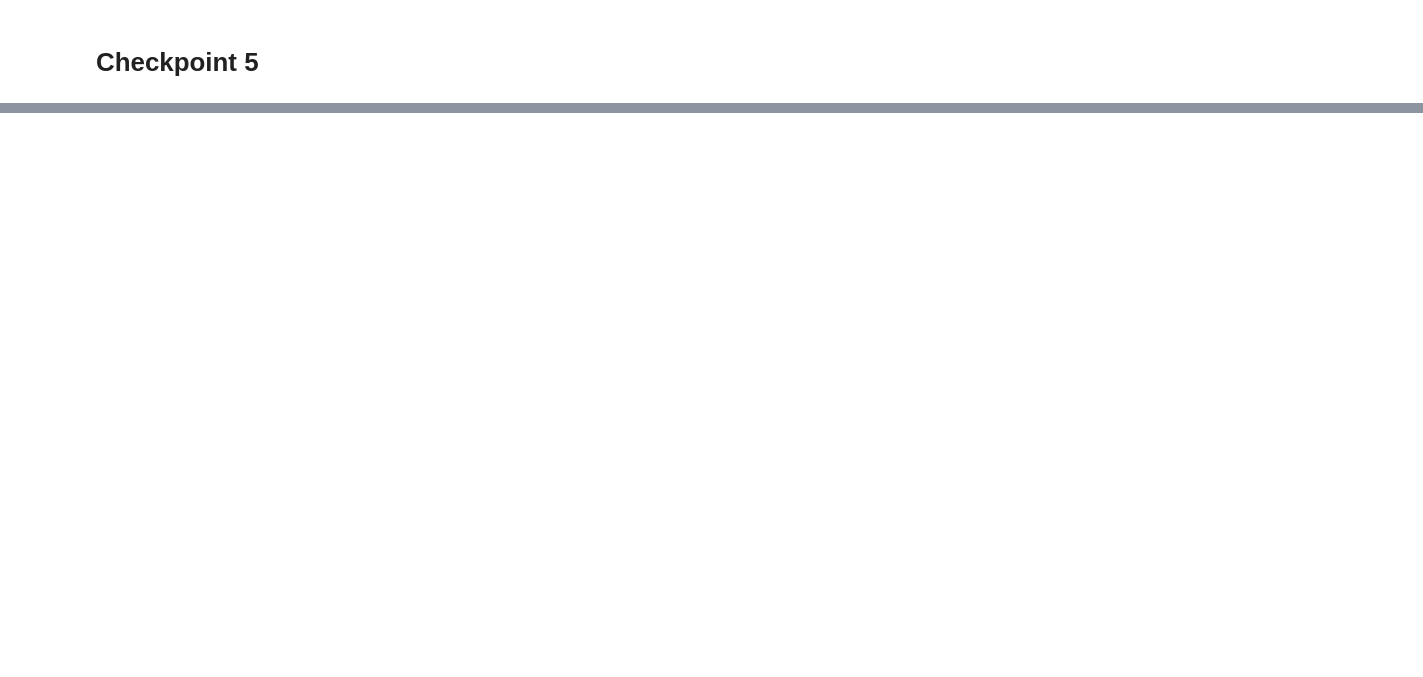
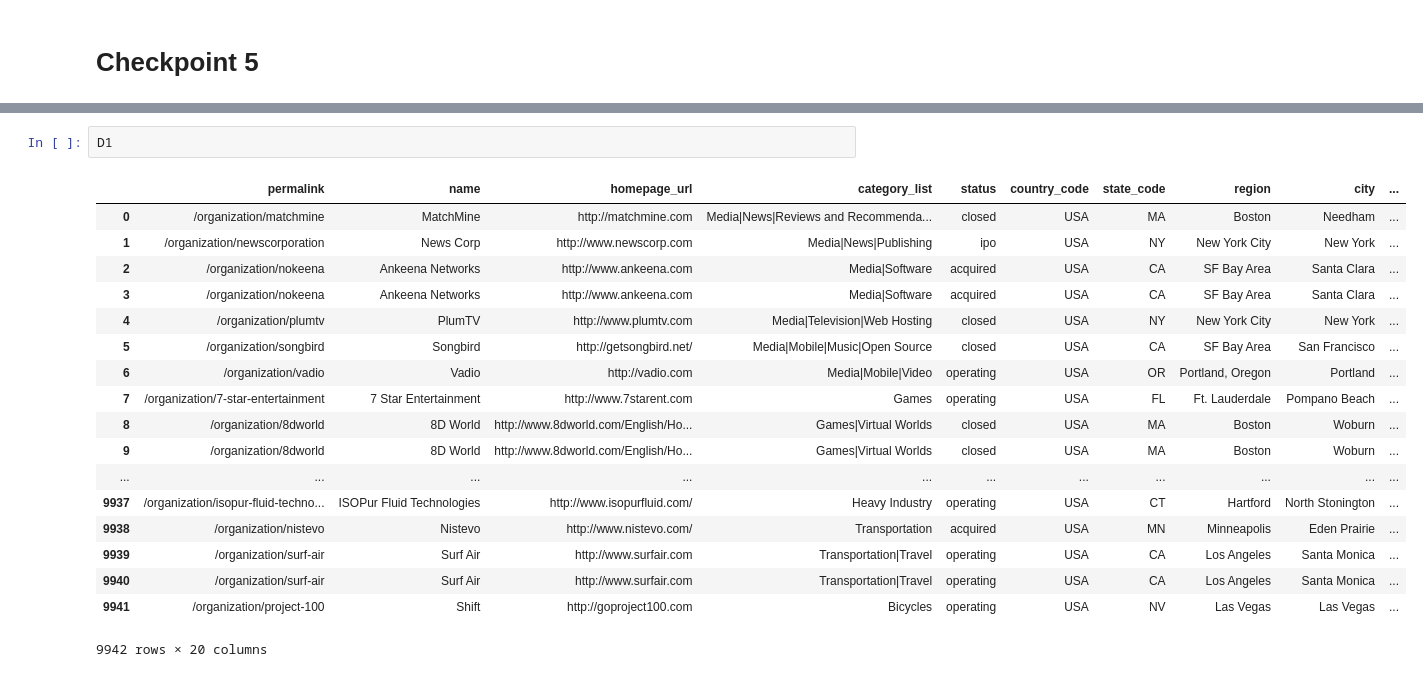
Before and after one commit to Nav33nn/investmentAnalysis, a Jupyter notebook: InvestmentAnalysis/investmentAnalysis_assignment.ipynb, the cells around one changed output, grey strips where cells are left out. Cells and saved outputs as stored; diff of their text form; blank space fills up the shorter version.

```diff
--- a/InvestmentAnalysis/investmentAnalysis_assignment.ipynb
+++ b/InvestmentAnalysis/investmentAnalysis_assignment.ipynb
@@ -463,0 +465,21 @@ mergedFrame.describe(include='all')
+# %%
+D1
+# %% [output]
+|  | permalink | name | homepage_url | category_list | status | country_code | state_code | region | city | ... |
+| 0 | /organization/matchmine | MatchMine | http://matchmine.com | Media|News|Reviews and Recommenda... | closed | USA | MA | Boston | Needham | ... |
+| 1 | /organization/newscorporation | News Corp | http://www.newscorp.com | Media|News|Publishing | ipo | USA | NY | New York City | New York | ... |
+| 2 | /organization/nokeena | Ankeena Networks | http://www.ankeena.com | Media|Software | acquired | USA | CA | SF Bay Area | Santa Clara | ... |
+| 3 | /organization/nokeena | Ankeena Networks | http://www.ankeena.com | Media|Software | acquired | USA | CA | SF Bay Area | Santa Clara | ... |
+| 4 | /organization/plumtv | PlumTV | http://www.plumtv.com | Media|Television|Web Hosting | closed | USA | NY | New York City | New York | ... |
+| 5 | /organization/songbird | Songbird | http://getsongbird.net/ | Media|Mobile|Music|Open Source | closed | USA | CA | SF Bay Area | San Francisco | ... |
+| 6 | /organization/vadio | Vadio | http://vadio.com | Media|Mobile|Video | operating | USA | OR | Portland, Oregon | Portland | ... |
+| 7 | /organization/7-star-entertainment | 7 Star Entertainment | http://www.7starent.com | Games | operating | USA | FL | Ft. Lauderdale | Pompano Beach | ... |
+| 8 | /organization/8dworld | 8D World | http://www.8dworld.com/English/Ho... | Games|Virtual Worlds | closed | USA | MA | Boston | Woburn | ... |
+| 9 | /organization/8dworld | 8D World | http://www.8dworld.com/English/Ho... | Games|Virtual Worlds | closed | USA | MA | Boston | Woburn | ... |
+| ... | ... | ... | ... | ... | ... | ... | ... | ... | ... | ... |
+| 9937 | /organization/isopur-fluid-techno... | ISOPur Fluid Technologies | http://www.isopurfluid.com/ | Heavy Industry | operating | USA | CT | Hartford | North Stonington | ... |
+| 9938 | /organization/nistevo | Nistevo | http://www.nistevo.com/ | Transportation | acquired | USA | MN | Minneapolis | Eden Prairie | ... |
+| 9939 | /organization/surf-air | Surf Air | http://www.surfair.com | Transportation|Travel | operating | USA | CA | Los Angeles | Santa Monica | ... |
+| 9940 | /organization/surf-air | Surf Air | http://www.surfair.com | Transportation|Travel | operating | USA | CA | Los Angeles | Santa Monica | ... |
+| 9941 | /organization/project-100 | Shift | http://goproject100.com | Bicycles | operating | USA | NV | Las Vegas | Las Vegas | ... |
+9942 rows × 20 columns
```
Also changed, not shown: parts of 13 cells of this notebook, 1 other file.
